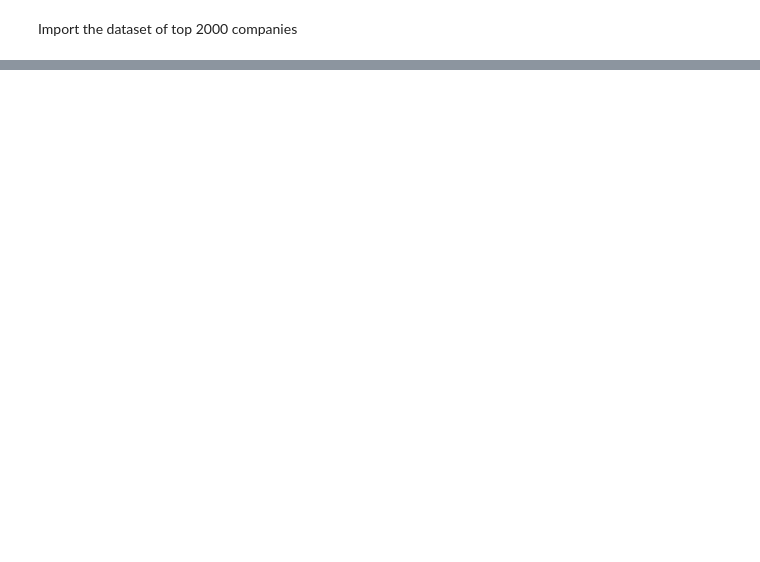
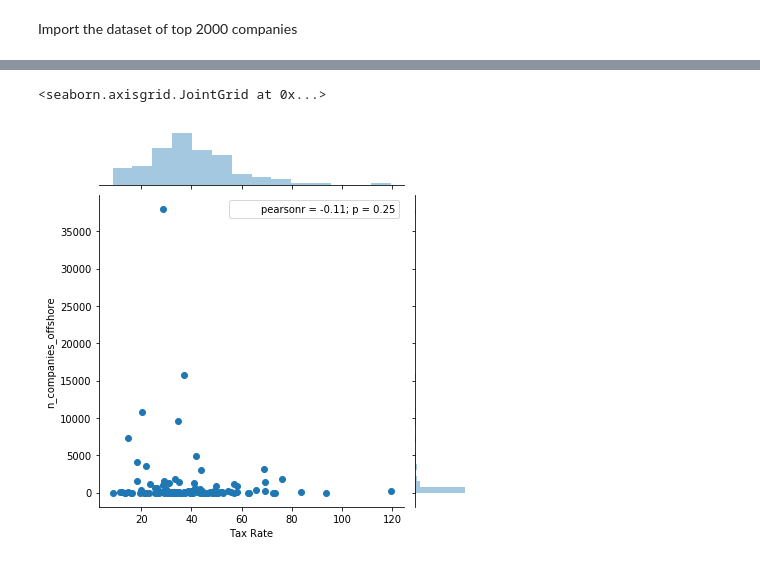
Before and after one commit to eddieshengyuwang/project_ada_akbar, a Jupyter notebook: Gianluca.ipynb, the cells around one changed output, grey strips where cells are left out. Cells and saved outputs as stored; diff of their text form; code cells hidden in the pictures; blank space fills up the shorter version.

```diff
--- a/Gianluca.ipynb
+++ b/Gianluca.ipynb
@@ -59,0 +117,2 @@ KeyError: '2011'
+# %%
+df_tax_weight=pd.read_csv(path+'API_IC.TAX.TOTL.CP.ZS_DS2_en_csv_v2_10226097.csv', skiprows=[0,1,2,3])
@@ -59,0 +129,2 @@ KeyError: '2011'
+# %%
+df_countries_tax=pd.DataFrame({'Country Name':df_tax_weight['Country Name'][df_tax_weight['2013'].notnull()],'Tax Rate':df_tax_weight['2013'][df_tax_weight['2013'].notnull()]})
@@ -59,0 +140,2 @@ KeyError: '2011'
+# %%
+country_count_tax_rate=country_count.merge(df_countries_tax, how='inner',left_on='Country Name', right_on='Country Name')
@@ -59,0 +151,5 @@ KeyError: '2011'
+# %%
+sns.jointplot(country_count_tax_rate['Tax Rate'],country_count_tax_rate['n_companies_offshore'])
+# %% [output]
+<seaborn.axisgrid.JointGrid at 0x...>
+[figure, added]
```
Also changed, not shown: parts of 30 cells of this notebook.
